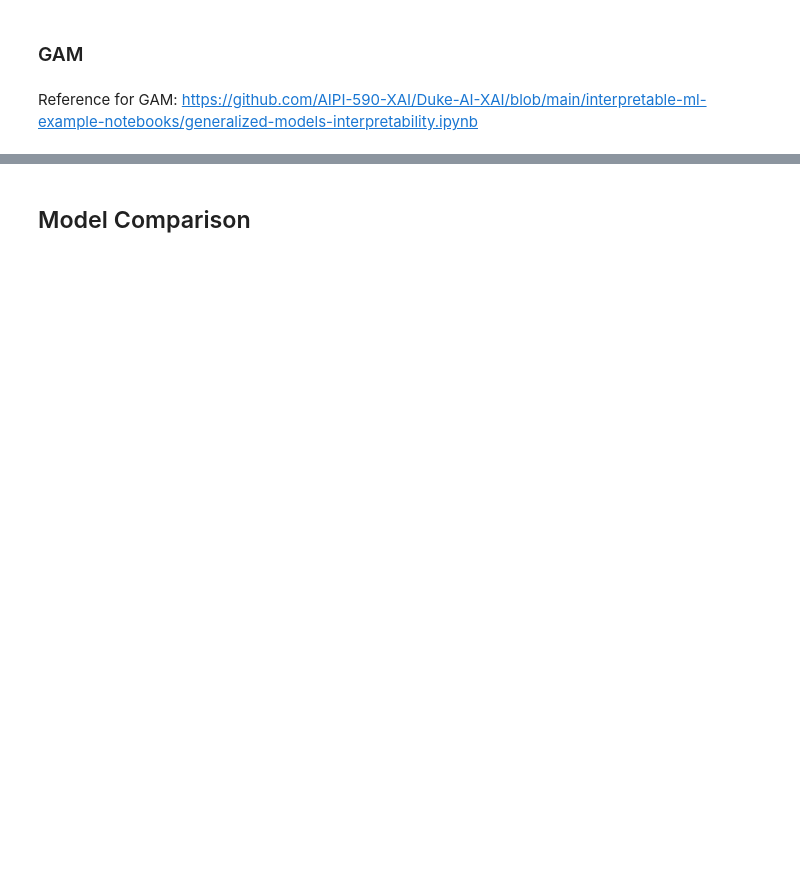
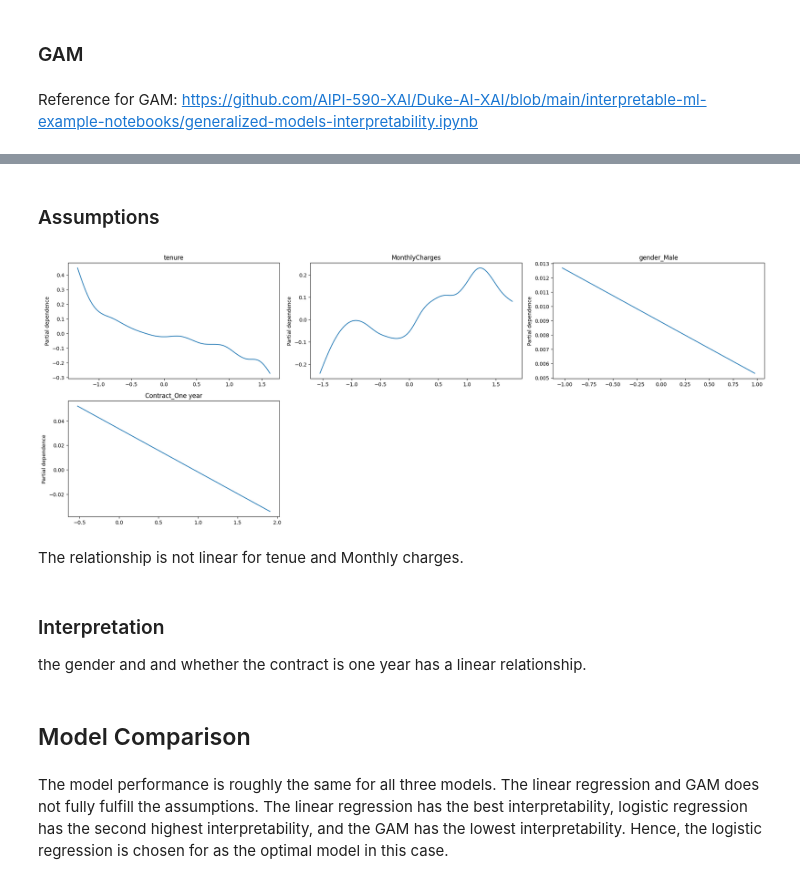
Before and after one commit to XueqingWu/Interpretable_ML, a Jupyter notebook: Interpretable_Machine_Learning_Model.ipynb, the cells around one changed output, grey strips where cells are left out. Saved outputs shown, nothing was run; the diff lists cells and outputs as text; code cells hidden in the pictures; blank space fills up the shorter version.

```diff
--- a/Interpretable_Machine_Learning_Model.ipynb
+++ b/Interpretable_Machine_Learning_Model.ipynb
@@ -478,0 +457,9 @@ PaymentMethod_Mailed check: -0.0732
+# %%
+# Subset X to include only the features that are significant
+X_subset = X[["tenure", "MonthlyCharges", "gender_Male", "Contract_One year"]]
+X_subset_train, X_subset_test, y_train, y_test = train_test_split(
+    X_subset, y, test_size=0.2, random_state=42
+)
+scaler = StandardScaler()
+X_subset_train_scaled = scaler.fit_transform(X_subset_train)
+X_subset_test_scaled = scaler.transform(X_subset_test)
@@ -478,0 +482,20 @@ PaymentMethod_Mailed check: -0.0732
+# %%
+# Initilize GAM
+gam = LinearGAM(s(0) + s(1) + s(2) + s(3))
+
+# Find best smoothing parameters for each spline term
+gam.gridsearch(X_subset_train_scaled, y_train)
+
+# Fit the model
+gam.fit(X_subset_train_scaled, y_train)
+
+# Make predictions
+y_pred_gam = gam.predict(X_subset_test_scaled)
+
+# Calculate MSE and R^2
+mse_gam = mean_squared_error(y_test, y_pred_gam)
+r2_gam = r2_score(y_test, y_pred_gam)
+
+print(f"GAM MSE: {mse_gam:.4f}, R^2: {r2_gam:.4f}")
+
+gam.summary()
@@ -479,2 +527,26 @@ PaymentMethod_Mailed check: -0.0732
+# %% [markdown]
+### Assumptions
+# %%
+# Visualize GAM
+plt.figure(figsize=(20, 15))
+for i, term in enumerate(gam.terms):
+    if term.isintercept:
+        continue
+    plt.subplot(4, 3, i + 1)
+    XX = gam.generate_X_grid(term=i)
+    plt.plot(XX[:, term.feature], gam.partial_dependence(term=i, X=XX))
+    plt.title(X_subset_train.columns[i])
+    plt.ylabel("Partial dependence")
+plt.tight_layout()
+plt.show()
+# %% [output]
+[figure, added]
+# %% [markdown]
+The relationship is not linear for tenue and Monthly charges.
+# %% [markdown]
+### Interpretation
+the gender and and whether the contract is one year has a linear relationship.
 # %% [markdown]
 ## Model Comparison
+# %% [markdown]
+The model performance is roughly the same for all three models. The linear regression and GAM does not fully fulfill the assumptions. The linear regression has the best interpretability, logistic regression has the second highest interpretability, and the GAM has the lowest interpretability. Hence, the logistic regression is chosen for as the optimal model in this case.
```
Also changed, not shown: parts of 22 cells of this notebook.
